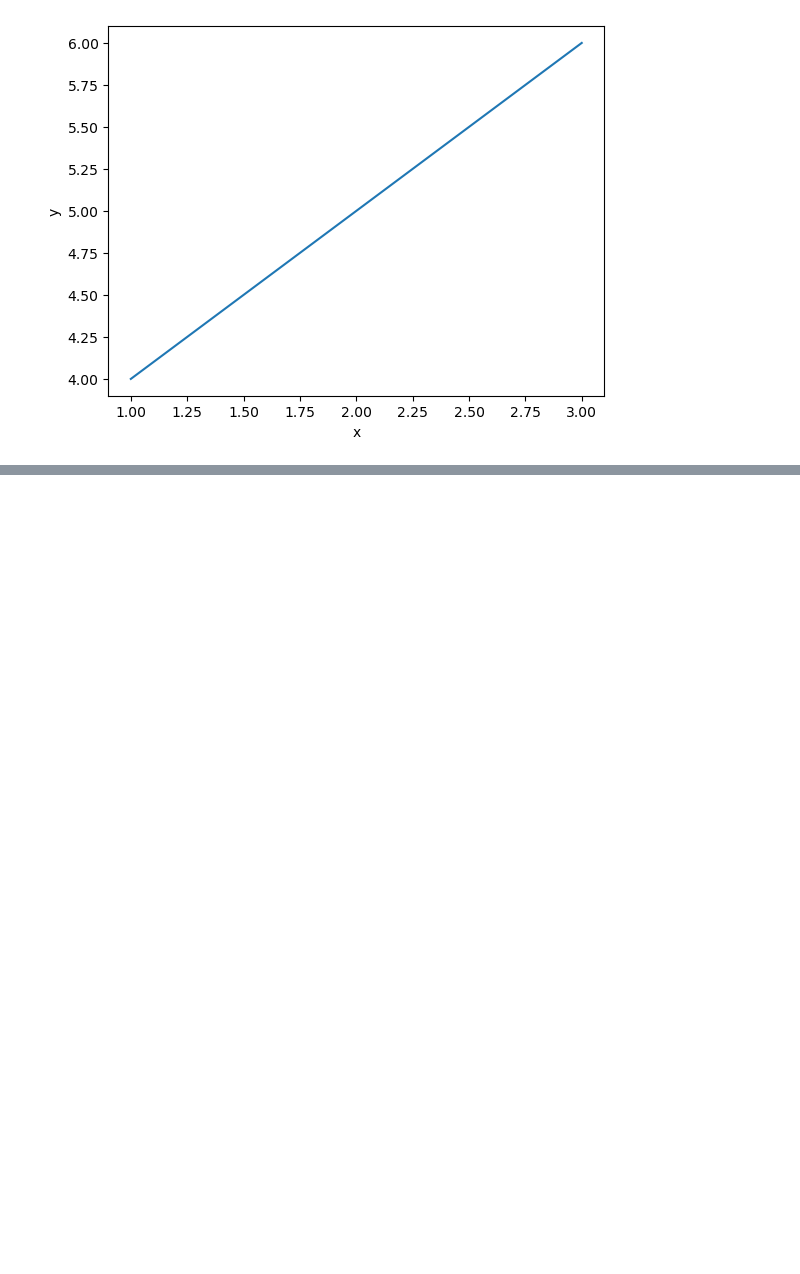
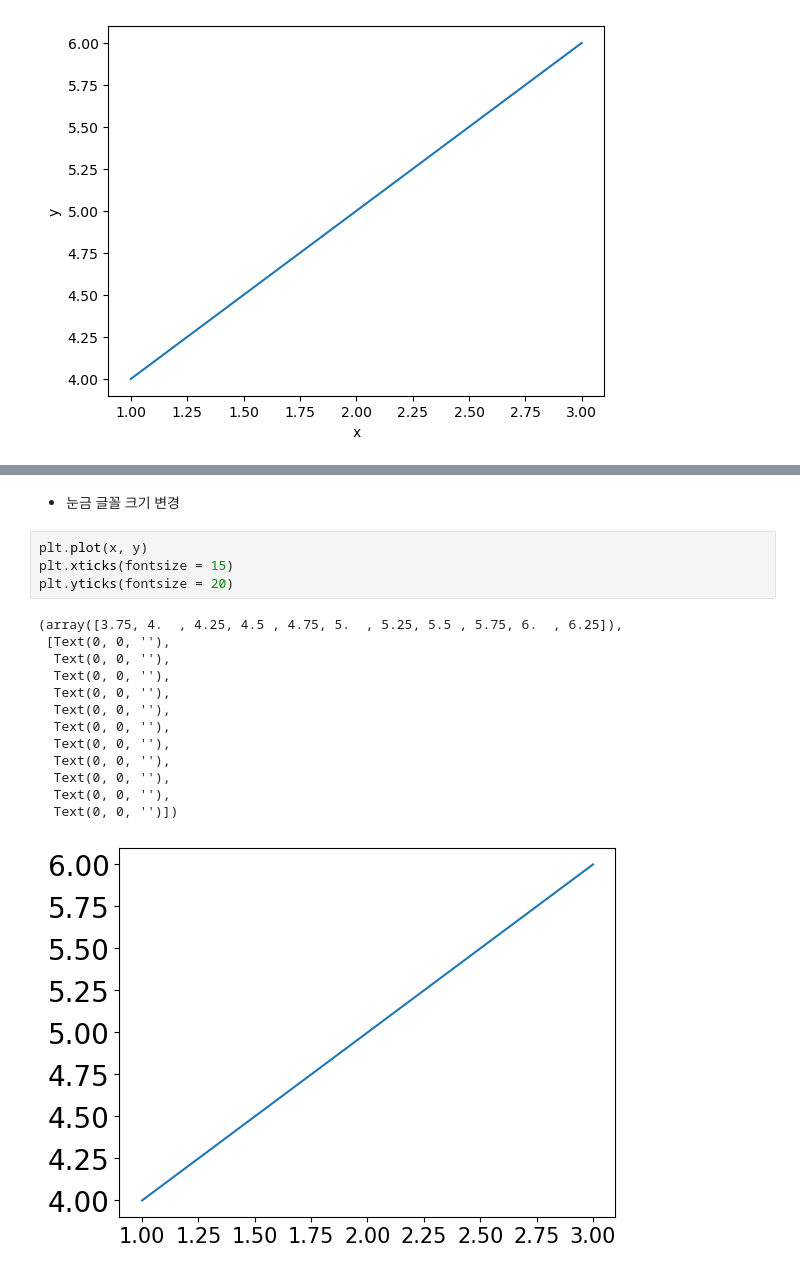
Before and after one commit to Hyeonjun-Heo/fast_campus-EDA, a Jupyter notebook: 03_데이터_시각화.ipynb, the cells around one changed output, grey strips where cells are left out. Cells and saved outputs as stored; diff of their text form; blank space fills up the shorter version.

```diff
--- a/03_데이터_시각화.ipynb
+++ b/03_데이터_시각화.ipynb
@@ -113,0 +132,20 @@ plt.grid(True)
+# %% [markdown]
+* 눈금 글꼴 크기 변경
+# %%
+plt.plot(x, y)
+plt.xticks(fontsize = 15)
+plt.yticks(fontsize = 20)
+# %% [output]
+(array([3.75, 4.  , 4.25, 4.5 , 4.75, 5.  , 5.25, 5.5 , 5.75, 6.  , 6.25]),
+ [Text(0, 0, ''),
+  Text(0, 0, ''),
+  Text(0, 0, ''),
+  Text(0, 0, ''),
+  Text(0, 0, ''),
+  Text(0, 0, ''),
+  Text(0, 0, ''),
+  Text(0, 0, ''),
+  Text(0, 0, ''),
+  Text(0, 0, ''),
+  Text(0, 0, '')])
+[figure, added]
```
Also changed, not shown: parts of 76 cells of this notebook.
